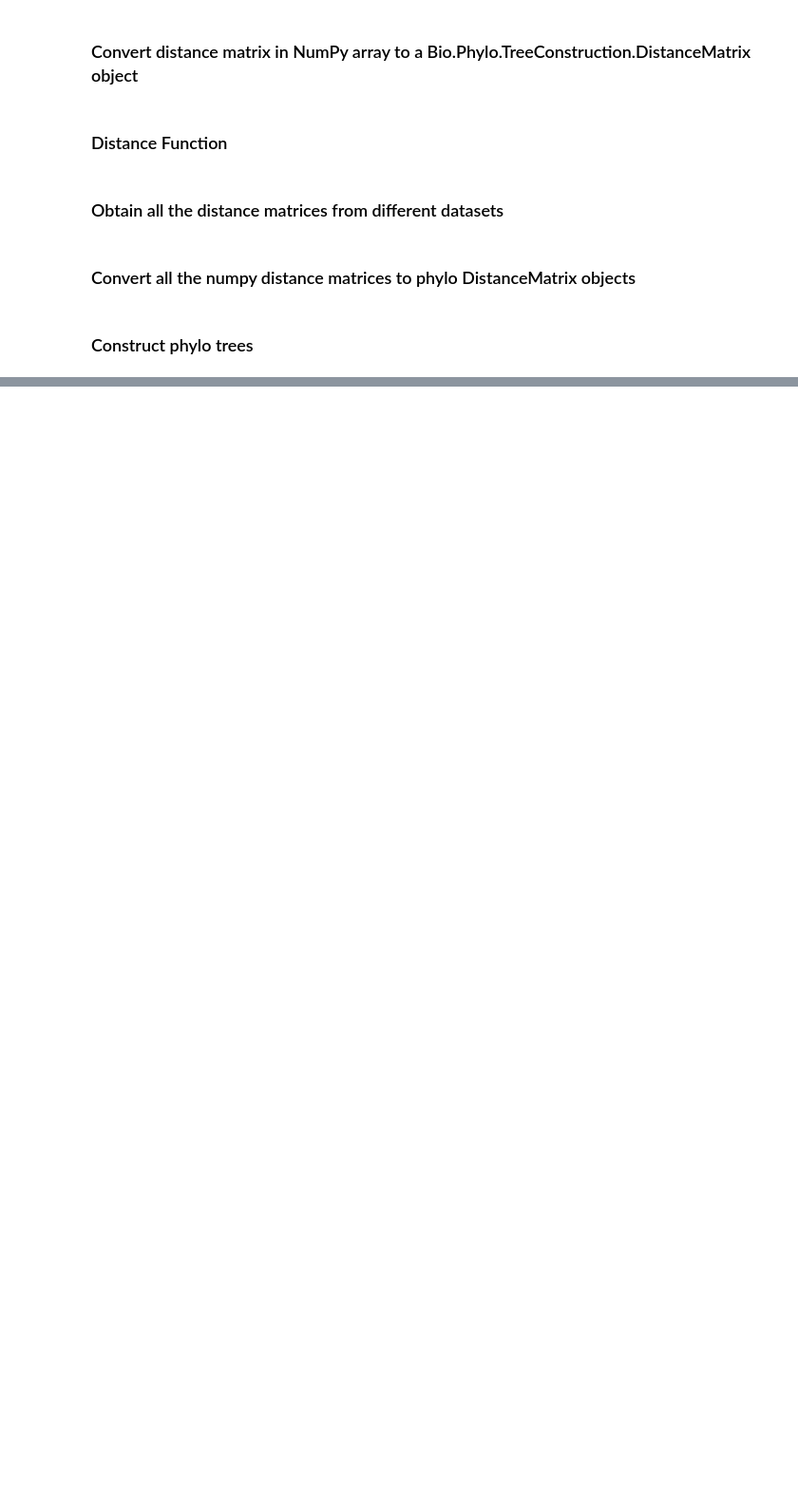
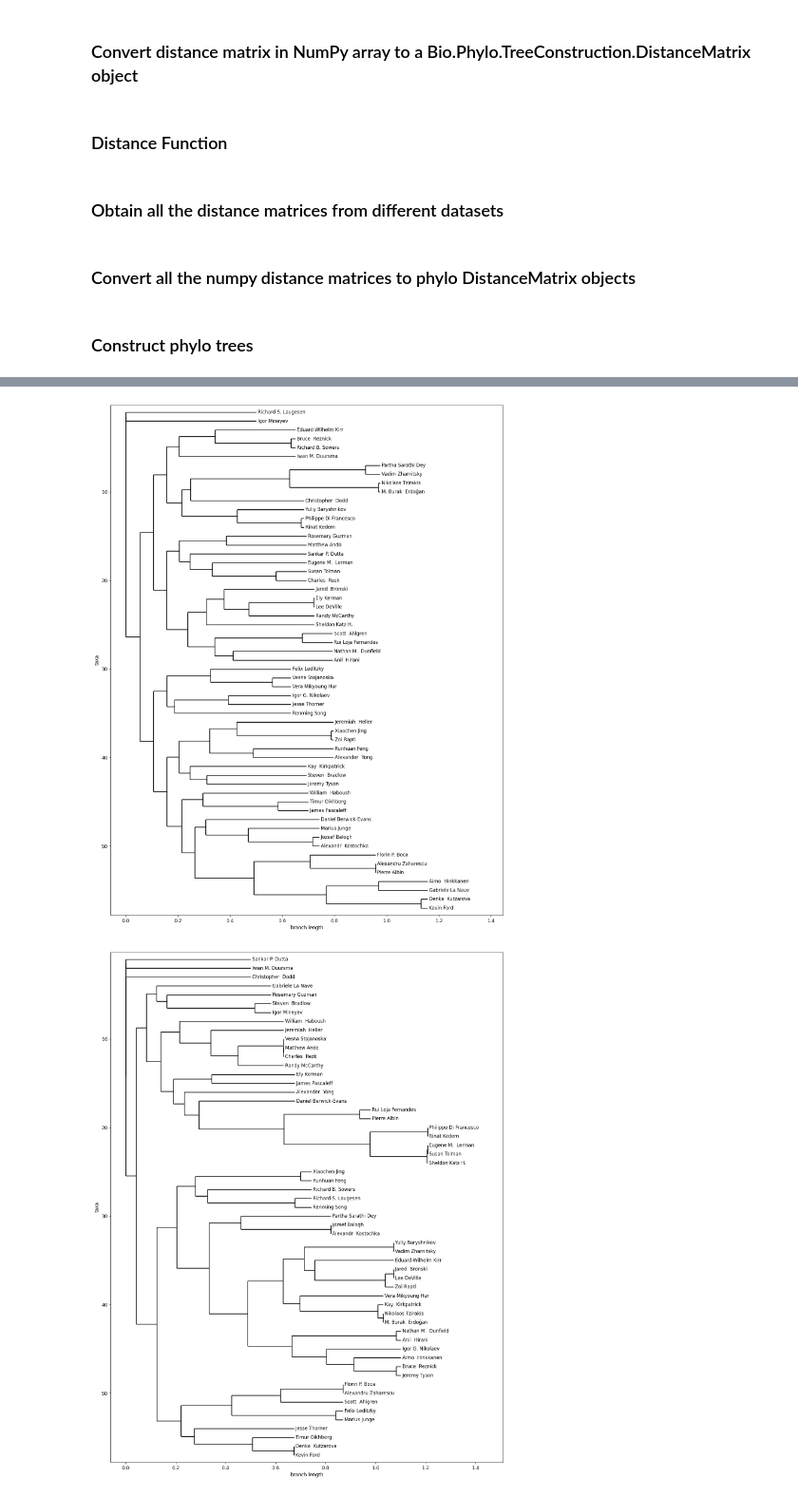
Before and after one commit to CoulsonZhang/Deep_Structure, a Jupyter notebook: Clustering/ConsensusTrees.ipynb, the cells around one changed output, grey strips where cells are left out. Shown at 95% size. Cells and saved outputs as stored; diff of their text form; code cells hidden in the pictures; blank space fills up the shorter version.

```diff
--- a/Clustering/ConsensusTrees.ipynb
+++ b/Clustering/ConsensusTrees.ipynb
@@ -147,0 +167,11 @@ consensus_tree = Consensus.majority_consensus(phylo_trees, cutoff=0.5)
+# %%
+i = 0
+for tree in phylo_trees:
+    fig = plt.figure(figsize=(15, 20), dpi=120)
+    axes = fig.add_subplot(1, 1, 1)
+    Phylo.draw(tree, axes=axes, do_show=False)
+    plt.savefig("output" + str(i) + ".png")
+    i += 1
+# %% [output]
+[figure, added]
+[figure, added]
```
Also changed, not shown: parts of 8 cells of this notebook, 7 other files.
